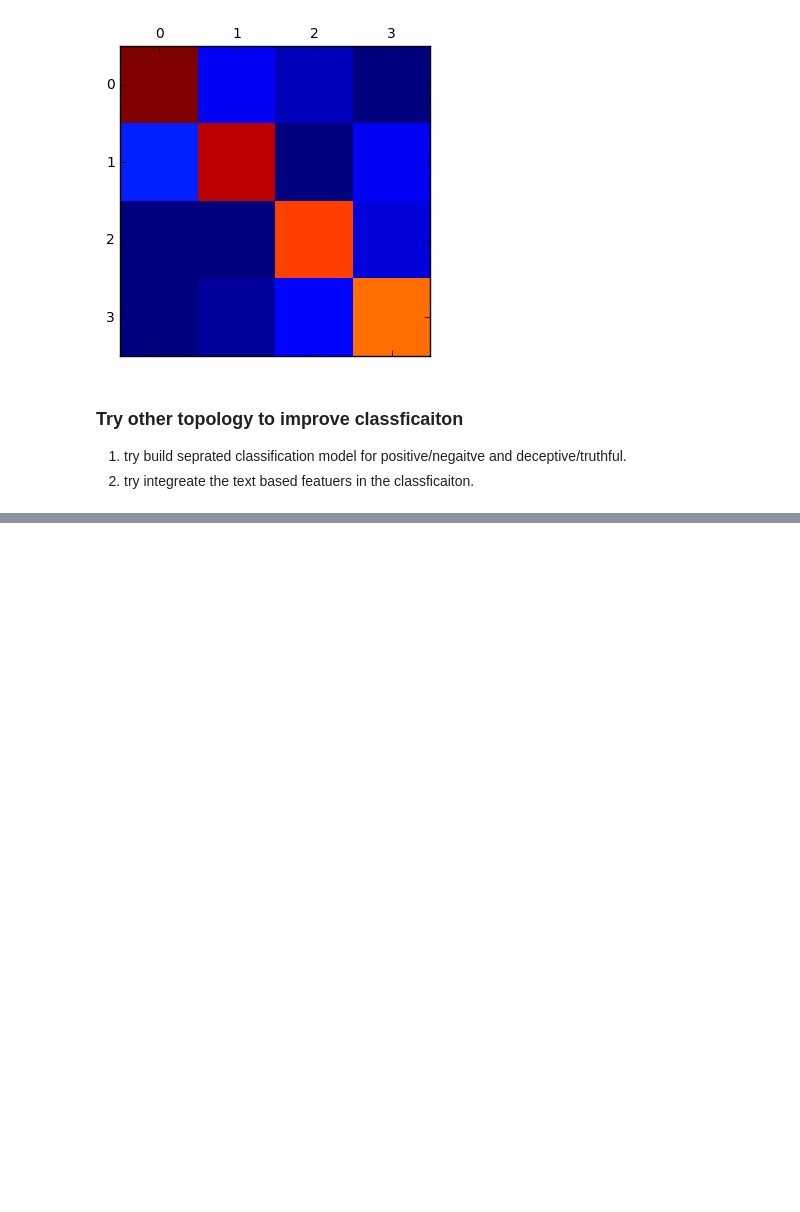
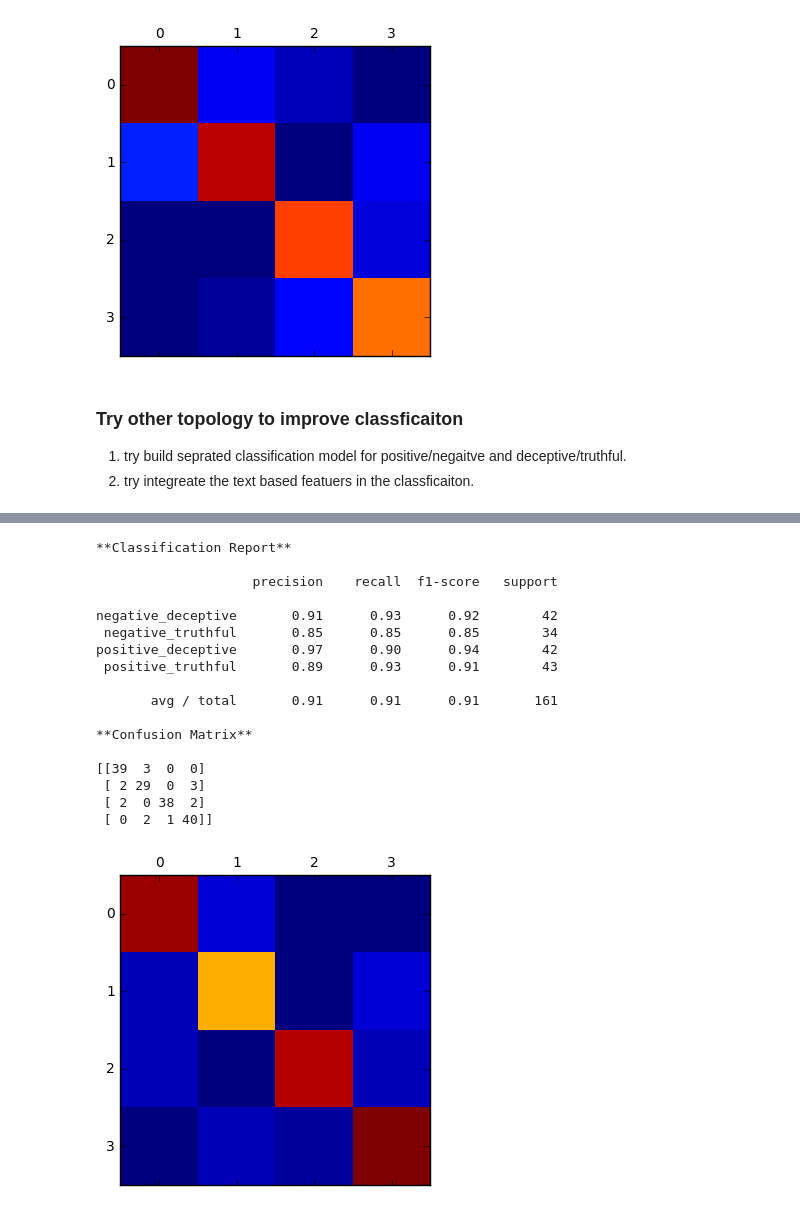
Before and after one commit to yousef-fadila/cs548-project-5, a Jupyter notebook: notebook.ipynb, the cells around one changed output, grey strips where cells are left out. Drawn from its saved outputs; the diff is of its cells as text; code cells hidden in the pictures; blank space fills up the shorter version.

```diff
--- a/notebook.ipynb
+++ b/notebook.ipynb
@@ -666,0 +744,32 @@ des_truthful_y_test[des_truthful_y_test==positive_truthful_i]=truthful_i
+# %%
+# see note above, sum two result from both prediction to get the last one.
+final_result = pos_neg_y_predicted + des_truthful_y_predicted
+
+
+print("**Classification Report**\n")
+print(metrics.classification_report(final_result,gq4_y_predicted,target_names=dataset.target_names))
+print("**Confusion Matrix**\n")
+cm = metrics.confusion_matrix(final_result, gq4_y_predicted)
+print(cm)
+
+plt.matshow(cm)
+plt.show()
+# %% [output]
+**Classification Report**
+
+                    precision    recall  f1-score   support
+
+negative_deceptive       0.91      0.93      0.92        42
+ negative_truthful       0.85      0.85      0.85        34
+positive_deceptive       0.97      0.90      0.94        42
+ positive_truthful       0.89      0.93      0.91        43
+
+       avg / total       0.91      0.91      0.91       161
+
+**Confusion Matrix**
+
+[[39  3  0  0]
+ [ 2 29  0  3]
+ [ 2  0 38  2]
+ [ 0  2  1 40]]
+[figure, added]
```
Also changed, not shown: parts of 8 cells of this notebook.
